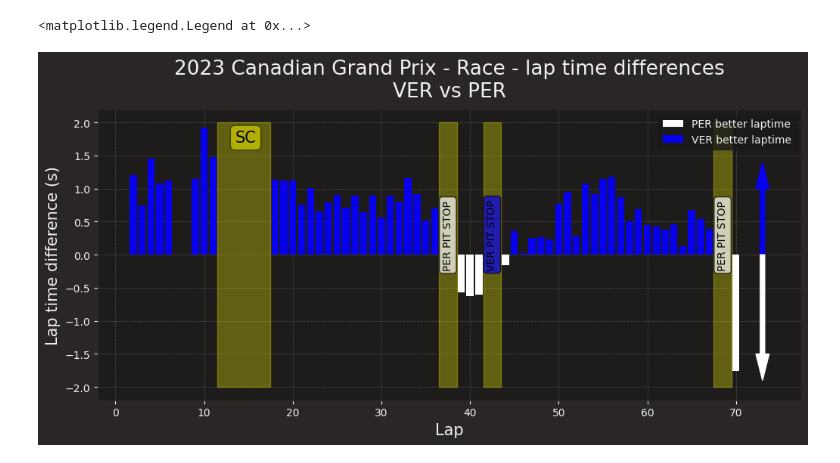
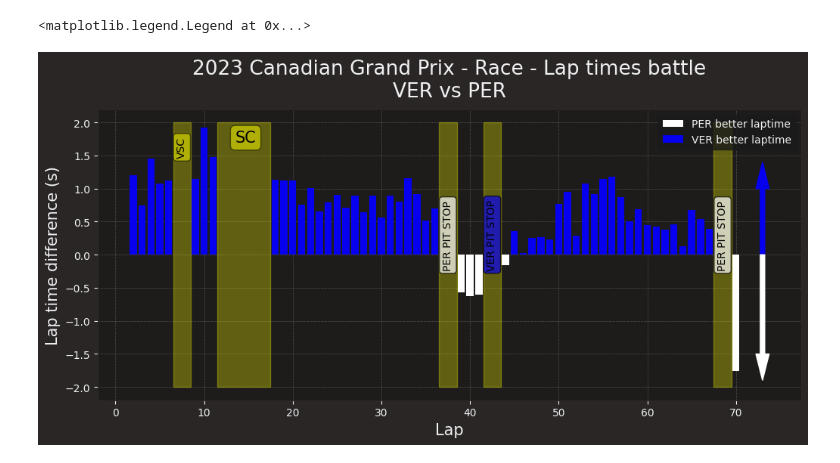
Before and after one commit to Rick8998/Canada2023F1, a Jupyter notebook: SessionAnalysis/laptimesBattle.ipynb, the cells around one changed output. Saved outputs shown, nothing was run; the diff lists cells and outputs as text; code cells hidden in the pictures.

Commit message:
laptimes battle

```diff
--- a/SessionAnalysis/laptimesBattle.ipynb
+++ b/SessionAnalysis/laptimesBattle.ipynb
@@ -38,41 +38,35 @@ diff_dict = {key: (dict_time_driver2[key] - dict_time_driver1.get(key, 0)) for k
 # %%
 ff1.plotting.setup_mpl()
 plt.figure(figsize=(12,5))
 mask1 = dict((k, v) for k, v in diff_dict.items() if v <= 0)
 mask2 = dict((k, v) for k, v in diff_dict.items() if v > 0)
-plt.title(f"{race.event.year} {race.event.EventName} - {race.name} - lap time differences\n{driver1} vs {driver2}")
+plt.title(f"{race.event.year} {race.event.EventName} - {race.name} - Lap times battle\n{driver1} vs {driver2}")
 plt.xlabel("Lap", fontsize=15)
 plt.ylabel("Lap time difference (s)", fontsize=15)
 plt.grid(color="grey", linestyle=":", linewidth=0.5)
 ax = plt.gca()
-'''
 
-
-ax.add_patch(Rectangle((40.5, -2), 2, 3.5, color='yellow'))
-ax.add_patch(Rectangle((51.5, -2), 2, 3.5, color='yellow'))
-
-
-ax.text(41, -0.5, "LEC Pit Stop", color=ff1.plotting.team_color("Ferrari"), rotation=90)
-ax.text(26, -0.5, "VER Pit Stop", color=ff1.plotting.team_color("Red Bull"), rotation=90)
-ax.text(52, -0.5, "VER Pit Stop", color=ff1.plotting.team_color("Red Bull"), rotation=90)'''
 
 ax.add_patch(Rectangle((11.5, -2), 6, 4, color='yellow', alpha=0.3))
 ax.text(13.5, 1.70, "SC", color="black", bbox=dict(boxstyle='round', facecolor='yellow', alpha=0.5, edgecolor="black"), fontsize=15)
+
+ax.add_patch(Rectangle((6.5, -2), 2, 4, color='yellow', alpha=0.3))
+ax.text(6.9, 1.5, "VSC", color="black", bbox=dict(boxstyle='round', facecolor='yellow', alpha=0.5, edgecolor="black"), fontsize=10, rotation=90)
 
 ax.add_patch(Rectangle((36.5, -2), 2, 4, color='yellow', alpha=0.3))
 ax.text(36.9, -0.2, "PER PIT STOP", color="black", bbox=dict(boxstyle='round', facecolor='white', alpha=0.7, edgecolor="black"), fontsize=10, rotation=90)
 
 ax.add_patch(Rectangle((41.5, -2), 2, 4, color='yellow', alpha=0.3))
 ax.text(41.9, -0.2, "VER PIT STOP", color="black", bbox=dict(boxstyle='round', facecolor=ff1.plotting.team_color("Red Bull"), alpha=0.7, edgecolor="black"), fontsize=10, rotation=90)
 
 ax.add_patch(Rectangle((67.5, -2), 2, 4, color='yellow', alpha=0.3))
 ax.text(67.9, -0.2, "PER PIT STOP", color="black", bbox=dict(boxstyle='round', facecolor='white', alpha=0.7, edgecolor="black"), fontsize=10, rotation=90)
 
 plt.arrow(73, 0, 0, 1, width=0.5, head_length=0.4, color=ff1.plotting.team_color("Red Bull"))
 plt.arrow(73, 0, 0, -1.5, width=0.5, head_length=0.4, color="white")
 plt.bar(list(mask1.keys()), list(mask1.values()), color = "white", width=0.8, label = "PER better laptime")
 plt.bar(list(mask2.keys()), list(mask2.values()), color = ff1.plotting.team_color("Red Bull"), width=0.8, label = "VER better laptime")
 plt.legend()
 # %% [output]
 <matplotlib.legend.Legend at 0x...>
-[figure, old version]
+[figure, new version]
```
Also changed, not shown: parts of 9 cells of this notebook, 1 other file.
